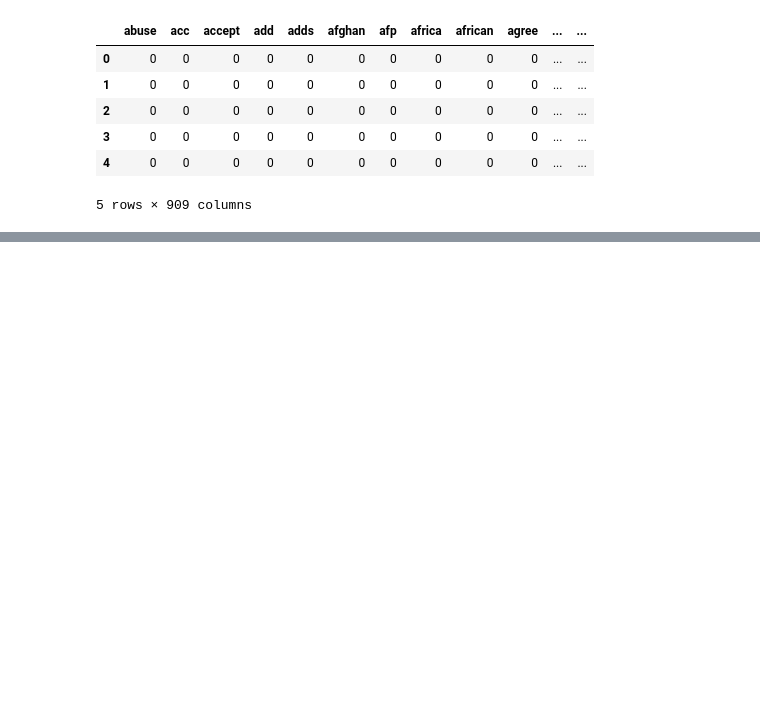
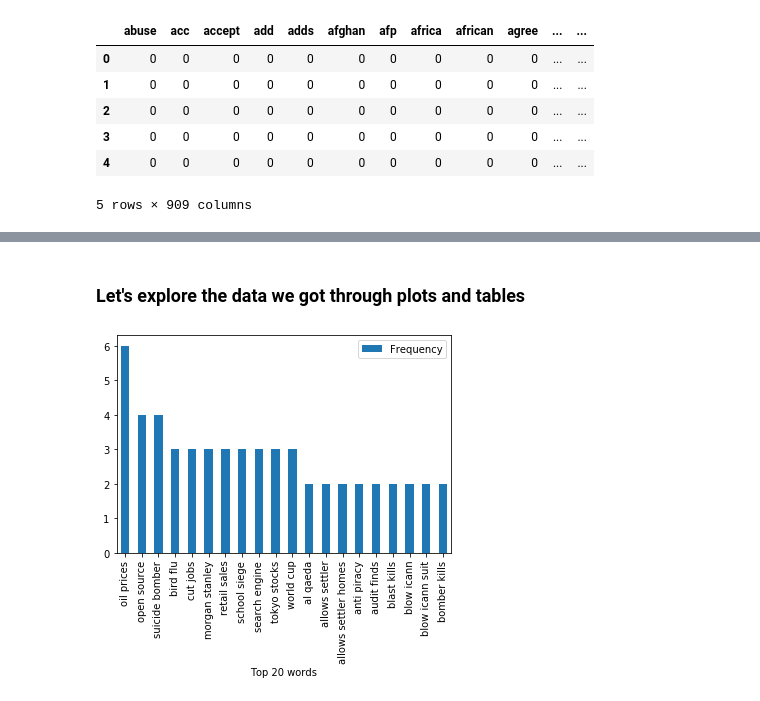
Before and after one commit to DataKnightsAI/Text-Classification-for-News-Summaries, a Jupyter notebook: feature-engineering - VK 3rd April.ipynb, the cells around one changed output, grey strips where cells are left out. Drawn from its saved outputs; the diff is of its cells as text; code cells hidden in the pictures; blank space fills up the shorter version.

```diff
--- a/feature-engineering - VK 3rd April.ipynb
+++ b/feature-engineering - VK 3rd April.ipynb
@@ -64,0 +76,15 @@ headline_bagofwords_df.head()
+# %%
+# Use countvectorizer to get a word vector
+cv = CountVectorizer(min_df = 2, lowercase = True, token_pattern=r'(?u)\b[A-Za-z]{2,}\b',
+                        strip_accents = 'ascii', ngram_range = (2, 3),
+                        stop_words = 'english')
+cv_matrix = cv.fit_transform(train_data_df.headline_cleaned).toarray()
+
+# below is if wanted to define a specific category for the data.
+# cv_matrix = cv.fit_transform(train_data_df[train_data_df.category == 1].headline_cleaned).toarray()
+
+# get all unique words in the corpus
+vocab = cv.get_feature_names()
+
+# produce a dataframe including the feature names
+headline_bagofngrams_df = pandas.DataFrame(cv_matrix, columns=vocab)
@@ -64,0 +103,14 @@ headline_bagofwords_df.head()
+# %% [markdown]
+ ### Let's explore the data we got through plots and tables
+# %%
+word_count_dict = {}
+for word in vocab:
+    word_count_dict[word] = int(sum(headline_bagofngrams_df.loc[:, word]))
+
+counter = Counter(word_count_dict)
+
+freq_df = pandas.DataFrame.from_records(counter.most_common(20),
+                                        columns=['Top 20 words', 'Frequency'])
+freq_df.plot(kind='bar', x='Top 20 words');
+# %% [output]
+[figure, added]
```
Also changed, not shown: parts of 20 cells of this notebook, 1 other file.
